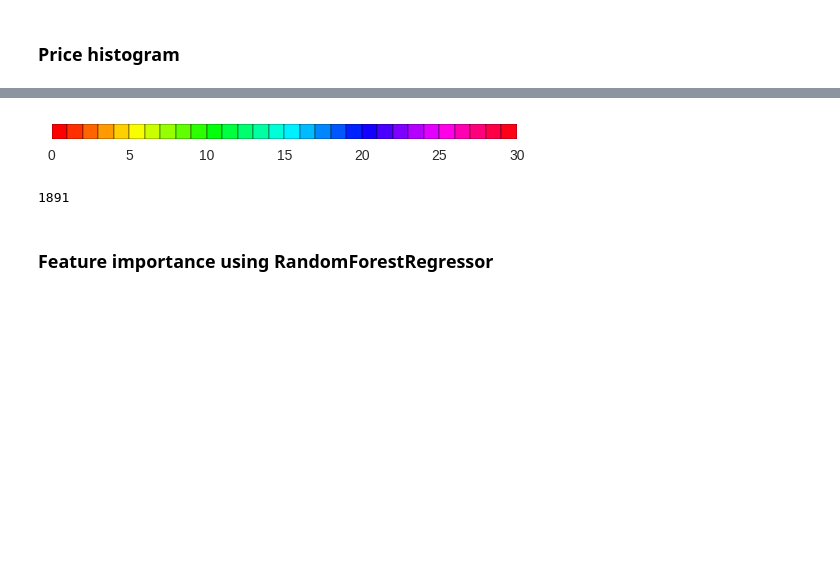
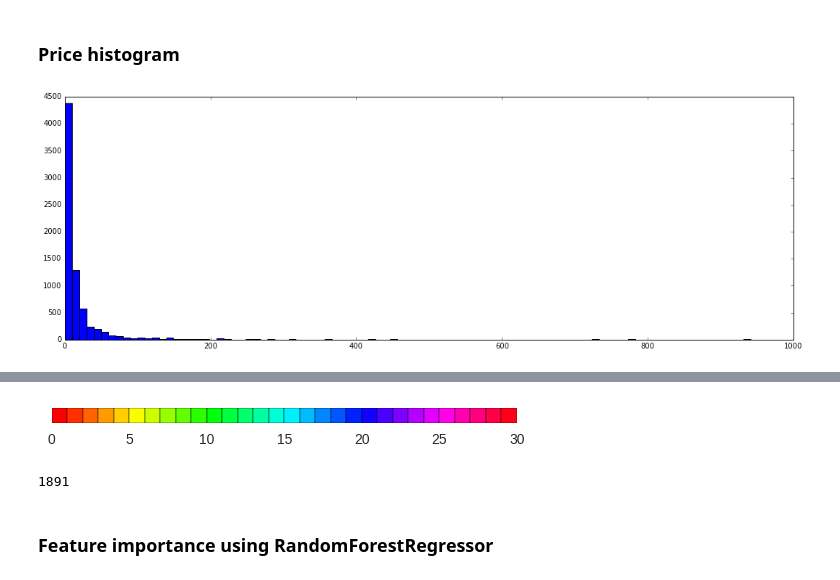
Before and after one commit to vfdev-5/MDF-TDS, a Jupyter notebook: mdf_feature_engineering.ipynb, the cells around one changed output, grey strips where cells are left out. Saved outputs shown, nothing was run; the diff lists cells and outputs as text; code cells hidden in the pictures; blank space fills up the shorter version.

```diff
--- a/mdf_feature_engineering.ipynb
+++ b/mdf_feature_engineering.ipynb
@@ -69,7 +60,10 @@ def get_cmap(N):
     return map_index_to_rgb_color
 # %%
 plt.figure(figsize=(18, 6))
-sns.distplot(PROCESSED_TRAIN['prix'], color='green', kde=False) #kde = kernel denisty
+out = plt.hist(PROCESSED_TRAIN['prix'], bins=100)
+#sns.distplot(PROCESSED_TRAIN['prix'], color='green', kde=False) #kde = kernel denisty
+# %% [output]
+[figure, added]
 # %%
 plt.figure(figsize=(18, 6))
 PROCESSED_TRAIN['logprix'] = PROCESSED_TRAIN['prix'].apply(np.log)
```
Also changed, not shown: parts of 6 cells of this notebook, 1 other file.
